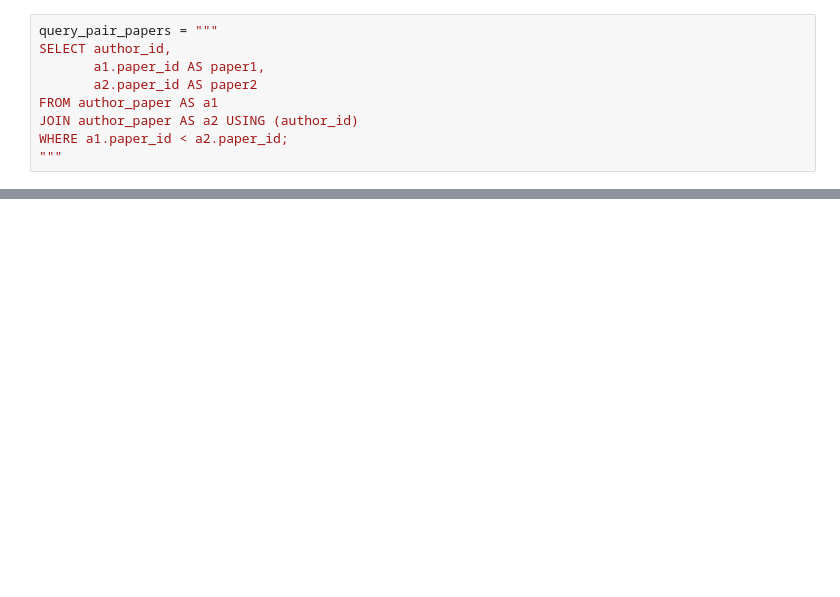
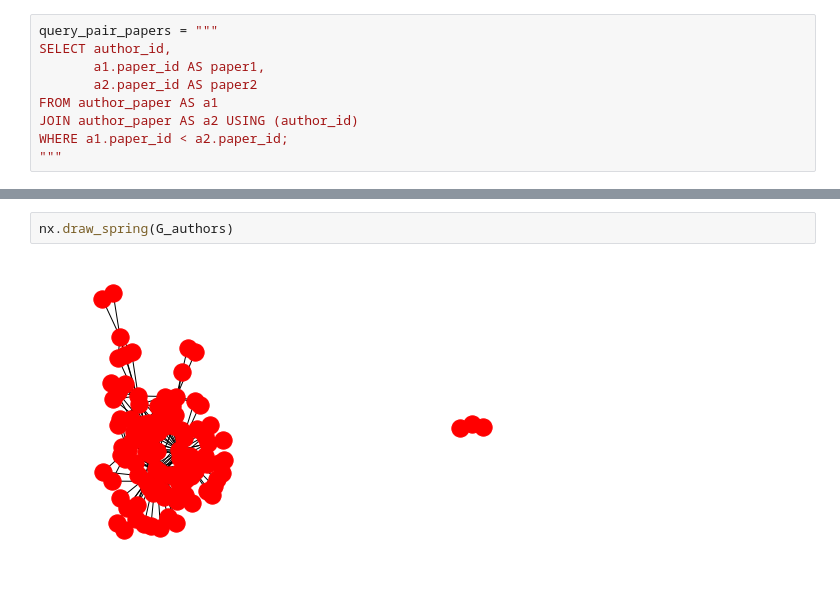
Before and after one commit to davibarreira/FDS-Homeworks, a Jupyter notebook: SandBox_Flask_SQL.ipynb, the cells around one changed output, grey strips where cells are left out. Cells and saved outputs as stored; diff of their text form; blank space fills up the shorter version.

```diff
--- a/SandBox_Flask_SQL.ipynb
+++ b/SandBox_Flask_SQL.ipynb
@@ -137,0 +145,4 @@ WHERE a1.paper_id < a2.paper_id;
+# %%
+nx.draw_spring(G_authors)
+# %% [output]
+[figure, added]
```
Also changed, not shown: parts of 10 cells of this notebook.
